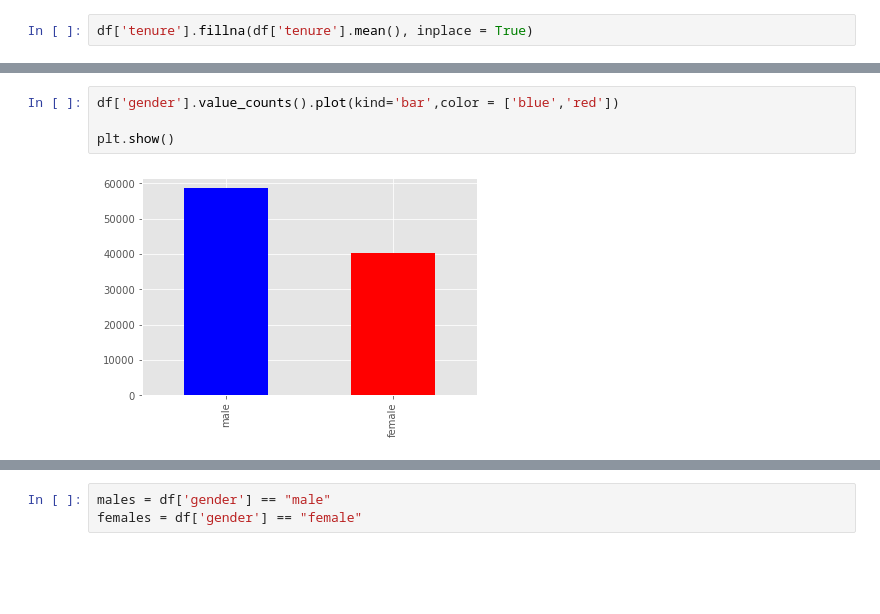
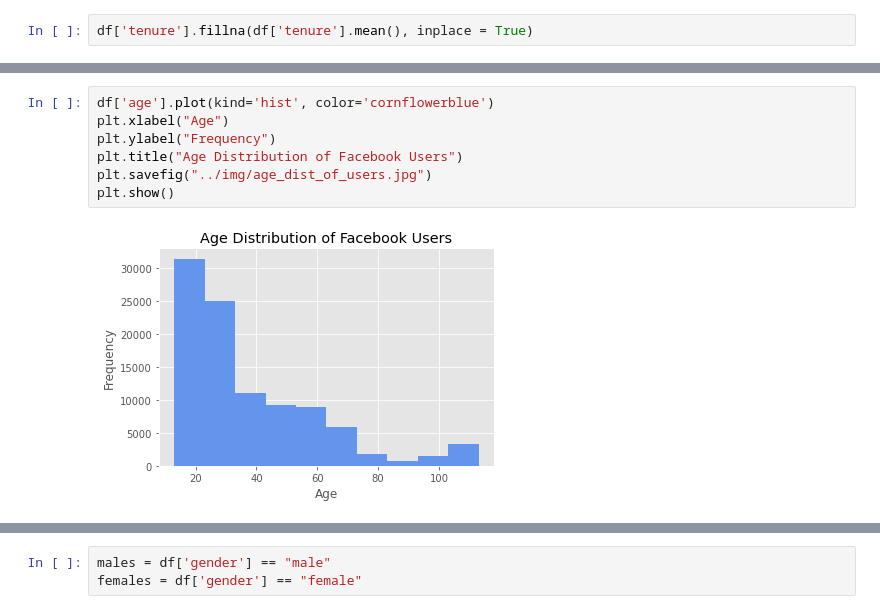
Before and after one commit to shigos/Facebook_Users, a Jupyter notebook: notebooks/eda.ipynb, the cells around one changed output, grey strips where cells are left out. Saved outputs shown, nothing was run; the diff lists cells and outputs as text; blank space fills up the shorter version.

```diff
--- a/notebooks/eda.ipynb
+++ b/notebooks/eda.ipynb
@@ -107,6 +96,9 @@ plt.show()
-# %%
-df['gender'].value_counts().plot(kind='bar',color = ['blue','red'])
-
-plt.show()
-# %% [output]
-[figure, removed]
+# %%
+df['age'].plot(kind='hist', color='cornflowerblue')
+plt.xlabel("Age")
+plt.ylabel("Frequency")
+plt.title("Age Distribution of Facebook Users")
+plt.savefig("../img/age_dist_of_users.jpg")
+plt.show()
+# %% [output]
+[figure, added]
```
Also changed, not shown: parts of 6 cells of this notebook, 5 other files.
